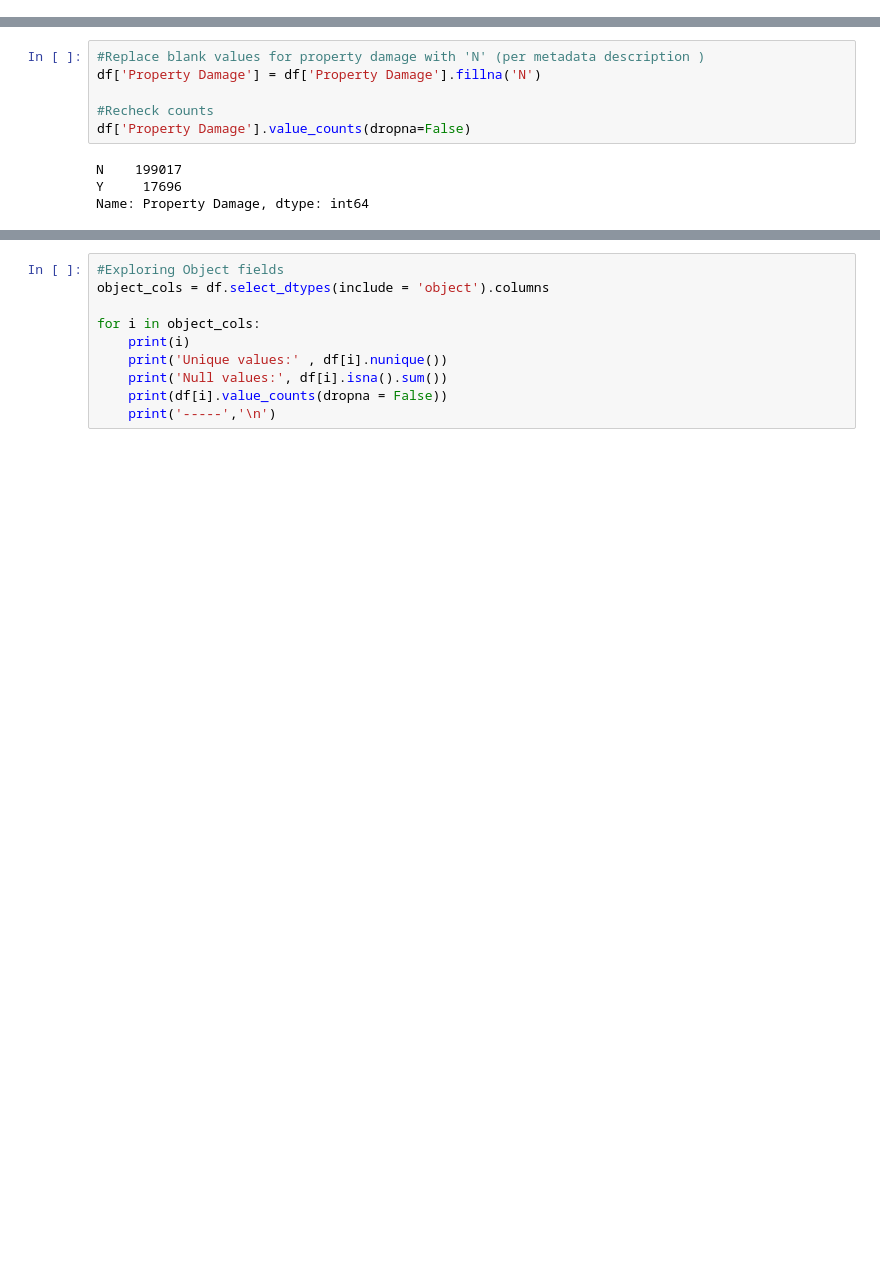
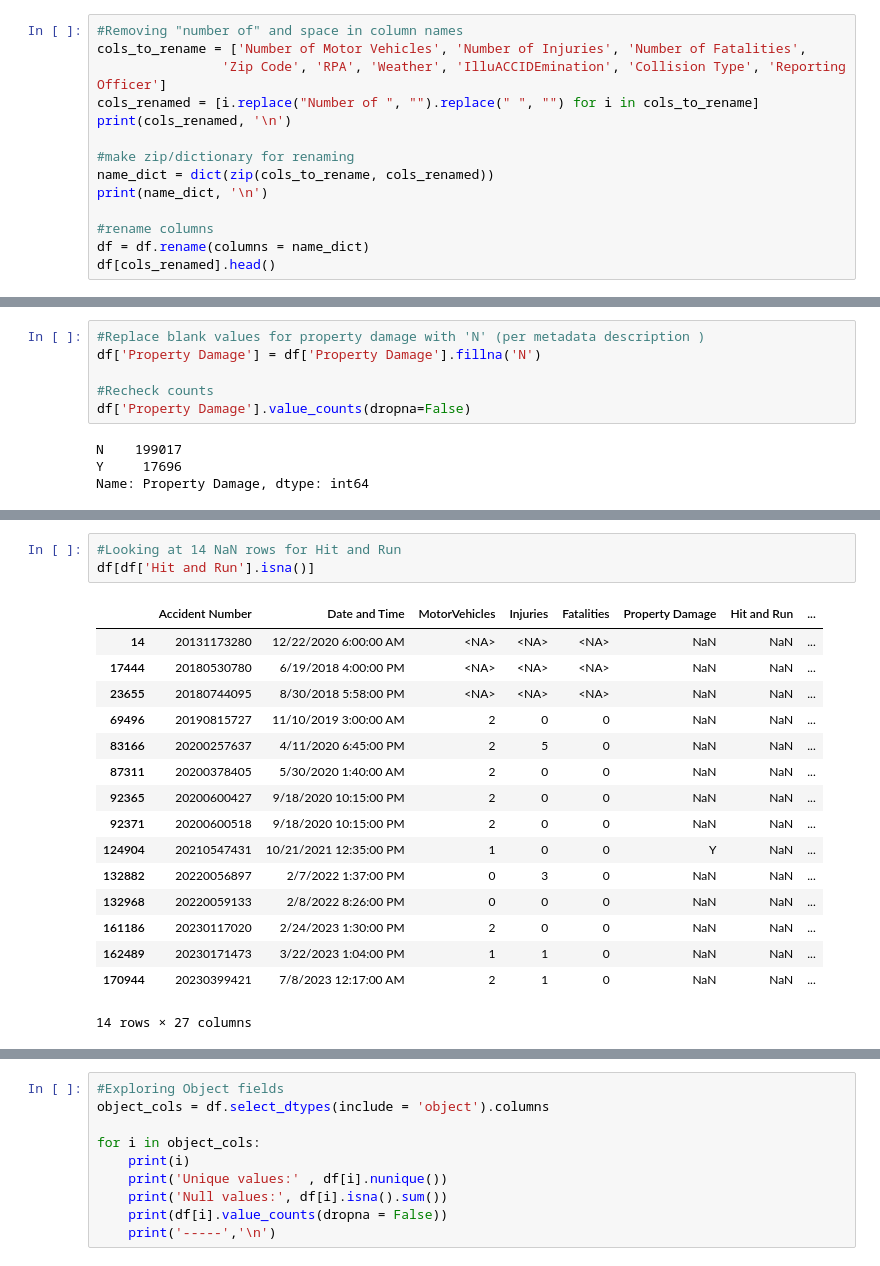
Before and after one commit to essetetsahai/nashville_traffic, a Jupyter notebook: notebooks/traffic_notebook.ipynb, the cells around one changed output, grey strips where cells are left out. Saved outputs shown, nothing was run; the diff lists cells and outputs as text; blank space fills up the shorter version.

```diff
--- a/notebooks/traffic_notebook.ipynb
+++ b/notebooks/traffic_notebook.ipynb
@@ -149,0 +146,14 @@ Length: 1619, dtype: Int64
+# %%
+#Removing "number of" and space in column names
+cols_to_rename = ['Number of Motor Vehicles', 'Number of Injuries', 'Number of Fatalities',
+                'Zip Code', 'RPA', 'Weather', 'IlluACCIDEmination', 'Collision Type', 'Reporting Officer']
+cols_renamed = [i.replace("Number of ", "").replace(" ", "") for i in cols_to_rename]
+print(cols_renamed, '\n')
+
+#make zip/dictionary for renaming
+name_dict = dict(zip(cols_to_rename, cols_renamed))
+print(name_dict, '\n')
+
+#rename columns
+df = df.rename(columns = name_dict)
+df[cols_renamed].head()
@@ -202,0 +225,20 @@ Name: Property Damage, dtype: int64
+# %%
+#Looking at 14 NaN rows for Hit and Run
+df[df['Hit and Run'].isna()]
+# %% [output]
+|  | Accident Number | Date and Time | MotorVehicles | Injuries | Fatalities | Property Damage | Hit and Run | ... |
+| 14 | 20131173280 | 12/22/2020 6:00:00 AM | <NA> | <NA> | <NA> | NaN | NaN | ... |
+| 17444 | 20180530780 | 6/19/2018 4:00:00 PM | <NA> | <NA> | <NA> | NaN | NaN | ... |
+| 23655 | 20180744095 | 8/30/2018 5:58:00 PM | <NA> | <NA> | <NA> | NaN | NaN | ... |
+| 69496 | 20190815727 | 11/10/2019 3:00:00 AM | 2 | 0 | 0 | NaN | NaN | ... |
+| 83166 | 20200257637 | 4/11/2020 6:45:00 PM | 2 | 5 | 0 | NaN | NaN | ... |
+| 87311 | 20200378405 | 5/30/2020 1:40:00 AM | 2 | 0 | 0 | NaN | NaN | ... |
+| 92365 | 20200600427 | 9/18/2020 10:15:00 PM | 2 | 0 | 0 | NaN | NaN | ... |
+| 92371 | 20200600518 | 9/18/2020 10:15:00 PM | 2 | 0 | 0 | NaN | NaN | ... |
+| 124904 | 20210547431 | 10/21/2021 12:35:00 PM | 1 | 0 | 0 | Y | NaN | ... |
+| 132882 | 20220056897 | 2/7/2022 1:37:00 PM | 0 | 3 | 0 | NaN | NaN | ... |
+| 132968 | 20220059133 | 2/8/2022 8:26:00 PM | 0 | 0 | 0 | NaN | NaN | ... |
+| 161186 | 20230117020 | 2/24/2023 1:30:00 PM | 2 | 0 | 0 | NaN | NaN | ... |
+| 162489 | 20230171473 | 3/22/2023 1:04:00 PM | 1 | 1 | 0 | NaN | NaN | ... |
+| 170944 | 20230399421 | 7/8/2023 12:17:00 AM | 2 | 1 | 0 | NaN | NaN | ... |
+14 rows × 27 columns
```
Also changed, not shown: parts of 10 cells of this notebook.
